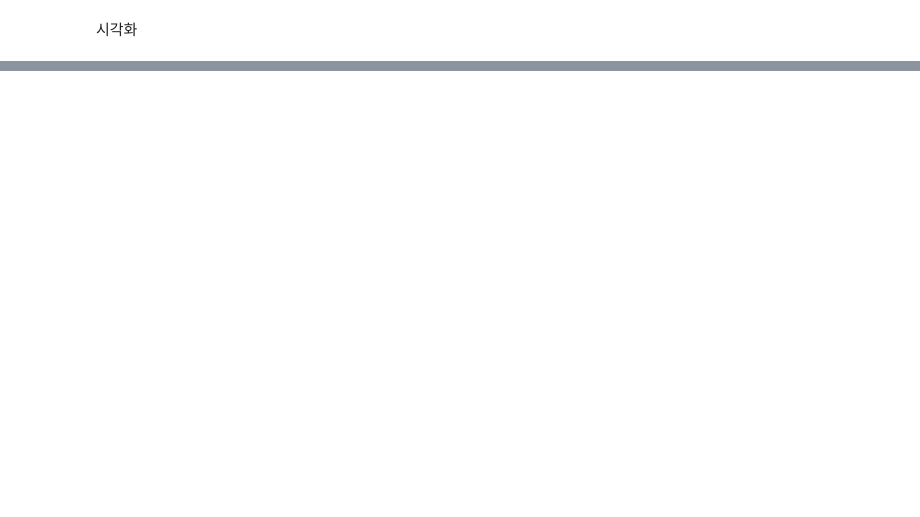
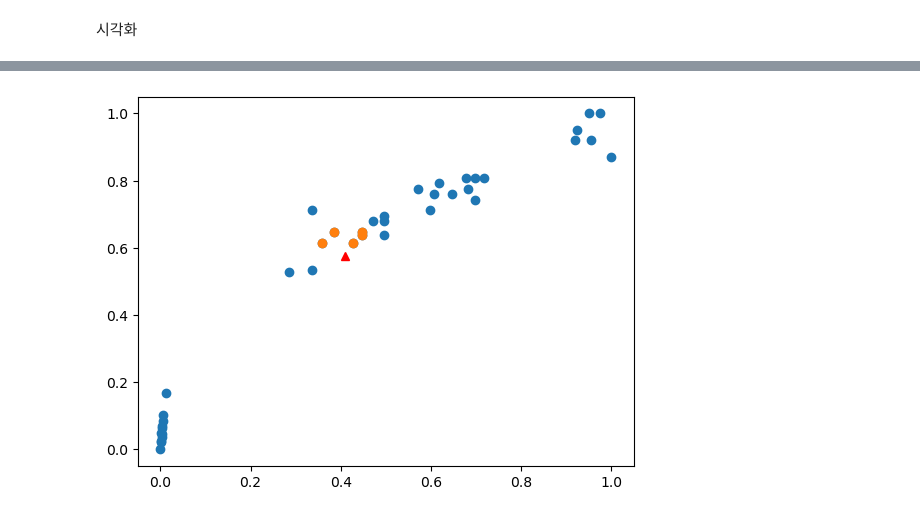
Before and after one commit to dlrjrlaudwn/KDT, a Jupyter notebook: ML/0826/find_fish03.ipynb, the cells around one changed output, grey strips where cells are left out. Cells and saved outputs as stored; diff of their text form; code cells hidden in the pictures; blank space fills up the shorter version.

```diff
--- a/ML/0826/find_fish03.ipynb
+++ b/ML/0826/find_fish03.ipynb
@@ -194,0 +252,7 @@ plt.show()
+# %%
+plt.scatter(x_train_scaled[:,0],x_train_scaled[:,1])
+plt.plot(new_data_scaled[0,0],new_data_scaled[0,1],'r^')
+plt.scatter(k_weight,k_length)
+plt.show()
+# %% [output]
+[figure, added]
```
Also changed, not shown: parts of 19 cells of this notebook.
